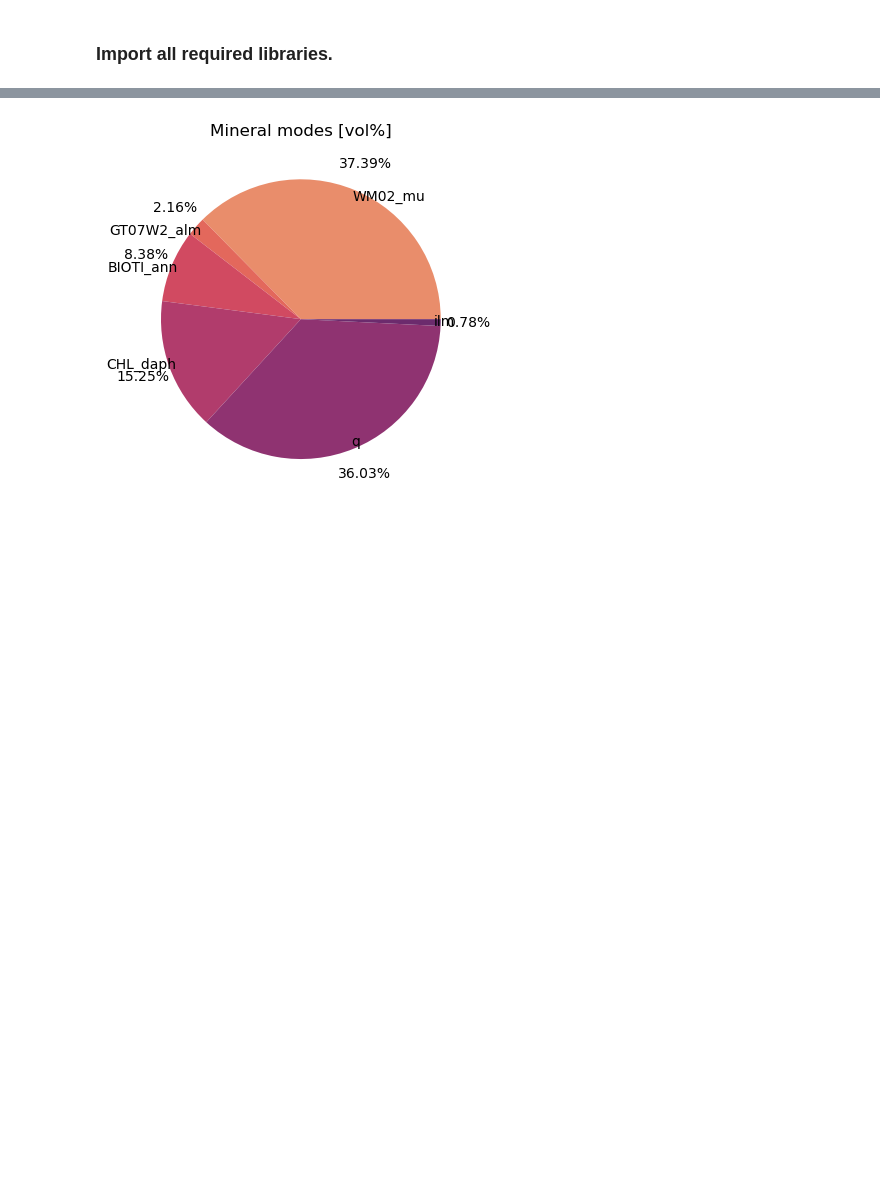
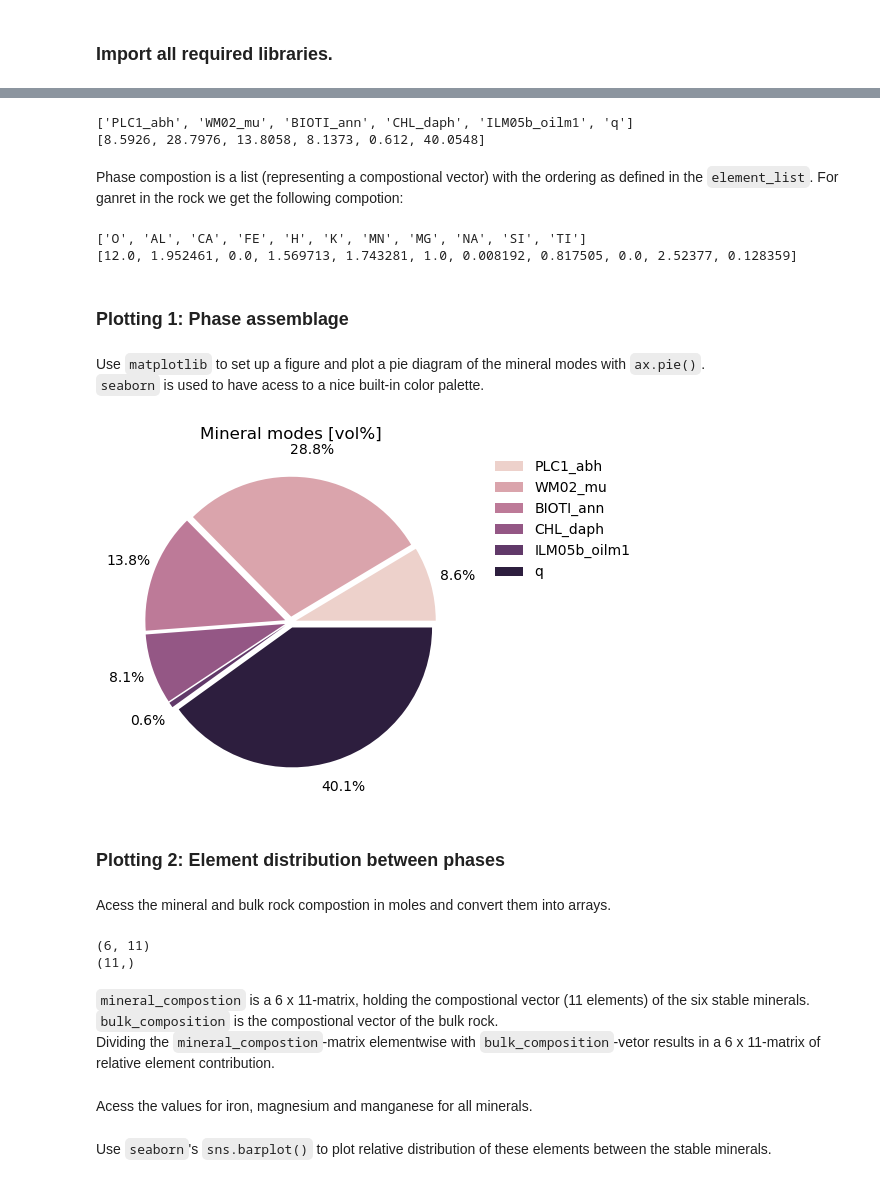
Before and after one commit to Theriak-Domino/pytheriak, a Jupyter notebook: examples/01_visualise_phase_assemblages.ipynb, the cells around one changed output, grey strips where cells are left out. Cells and saved outputs as stored; diff of their text form; code cells hidden in the pictures; blank space fills up the shorter version.

```diff
--- a/examples/01_visualise_phase_assemblages.ipynb
+++ b/examples/01_visualise_phase_assemblages.ipynb
@@ -36,4 +41,4 @@ theriak = wrapper.TherCaller(programs_dir="C:\\TheriakDominoWIN\\Programs",
 # %%
-pressure = 8000
+pressure = 5000
 temperature = 550
-bulk = "SI(68.2)TI(0.76)AL(25.18)FE(9.96)MN(0.02)MG(4.36)CA(0.18)NA(0.06)K(7.74)H(100)O(?)"
+bulk = "SI(22.84)TI(0.24)AL(7.78)FE(2.04)MN(0.02)MG(1.28)CA(0.25)NA(0.95)K(1.79)H(10)O(?)"
@@ -42,27 +95,62 @@ rock, element_list = theriak.minimisation(pressure, temperature, bulk)
 # %%
 mineral_names = [mineral.name for mineral in rock.mineral_assemblage]
 mineral_modes = [mineral.vol_percent for mineral in rock.mineral_assemblage]
+
+print(mineral_names)
+print(mineral_modes)
+# %% [output]
+['PLC1_abh', 'WM02_mu', 'BIOTI_ann', 'CHL_daph', 'ILM05b_oilm1', 'q']
+[8.5926, 28.7976, 13.8058, 8.1373, 0.612, 40.0548]
+# %% [markdown]
+Phase compostion is a list (representing a compostional vector) with the ordering as defined in the `element_list`. For ganret in the rock we get the following compotion:
+# %%
+mineral_compostion_apfu = [mineral.composition_apfu for mineral in rock.mineral_assemblage]
+print(element_list)
+print(mineral_compostion_apfu[2])
+# %% [output]
+['O', 'AL', 'CA', 'FE', 'H', 'K', 'MN', 'MG', 'NA', 'SI', 'TI']
+[12.0, 1.952461, 0.0, 1.569713, 1.743281, 1.0, 0.008192, 0.817505, 0.0, 2.52377, 0.128359]
+# %% [markdown]
+### **Plotting 1:** Phase assemblage
+# %% [markdown]
+Use `matplotlib` to set up a figure and plot a pie diagram of the mineral modes with `ax.pie()`.\
+`seaborn` is used to have acess to a nice built-in color palette.
 # %%
 fig, ax = plt.subplots(figsize=(6, 4))
 
-colors = sns.color_palette("flare")[0:len(mineral_modes)]
+colors = sns.cubehelix_palette(len(mineral_modes))
+explode = np.repeat(0.04, len(mineral_modes))
 
 ax.pie(mineral_modes,
-       labels=mineral_names,
-       labeldistance=0.95,
-       autopct="%.2f%%",
+       autopct="%.1f%%",
        pctdistance=1.2,
-       colors=colors)
+       colors=colors,
+       explode=explode)
+
 ax.set_aspect("equal")
-# ax.legend(labels=mineral_names, ncols=2, loc="lower left")
+
+ax.legend(labels=mineral_names, bbox_to_anchor=(1.05, 1), frameon=False)
 
 ax.set_title("Mineral modes [vol%]")
 
 fig.tight_layout()
 plt.show()
 # %% [output]
-[figure, old version]
+[figure, new version]
+# %% [markdown]
+### **Plotting 2:** Element distribution between phases
+# %% [markdown]
+Acess the mineral and bulk rock compostion in moles and convert them into arrays.
 # %%
 mineral_composition = np.array([mineral.composition_moles for mineral in rock.mineral_assemblage])
 bulk_composition = np.array(rock.bulk_composition_moles)
-mineral_composition_rel = mineral_composition / bulk_composition
+
+print(mineral_composition.shape)
+print(bulk_composition.shape)
+# %% [output]
+(6, 11)
+(11,)
+# %% [markdown]
+`mineral_compostion` is a 6 x 11-matrix, holding the compostional vector (11 elements) of the six stable minerals.\
+`bulk_composition` is the compostional vector of the bulk rock.\
+Dividing the `mineral_compostion`-matrix elementwise with `bulk_composition`-vetor results in a 6 x 11-matrix of relative element contribution.
@@ -68,0 +159,2 @@ mineral_composition_rel = mineral_composition / bulk_composition
+# %% [markdown]
+Acess the values for iron, magnesium and manganese for all minerals.
@@ -69 +165,3 @@ mineral_composition_rel = mineral_composition / bulk_composition
+# %% [markdown]
+Use `seaborn`'s `sns.barplot()` to plot relative distribution of these elements between the stable minerals.
 # %%
```
Also changed, not shown: parts of 19 cells of this notebook.
